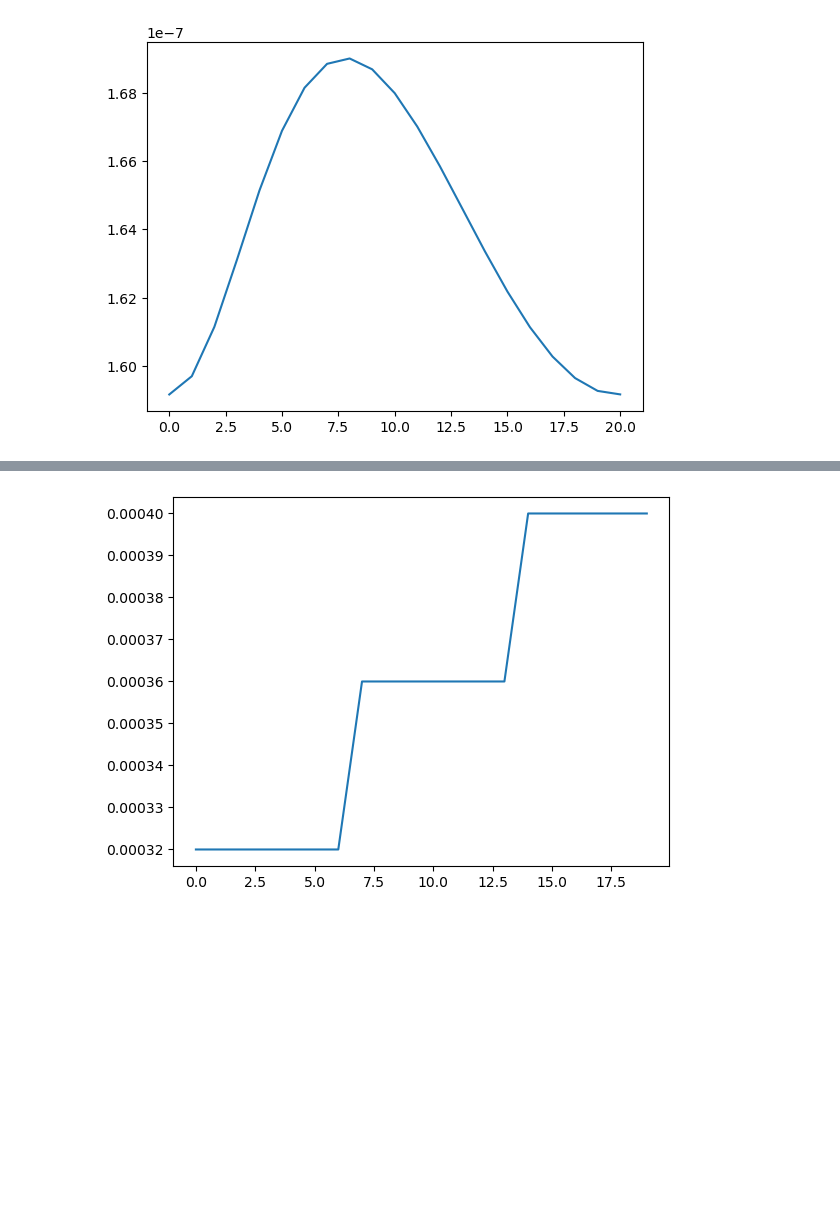
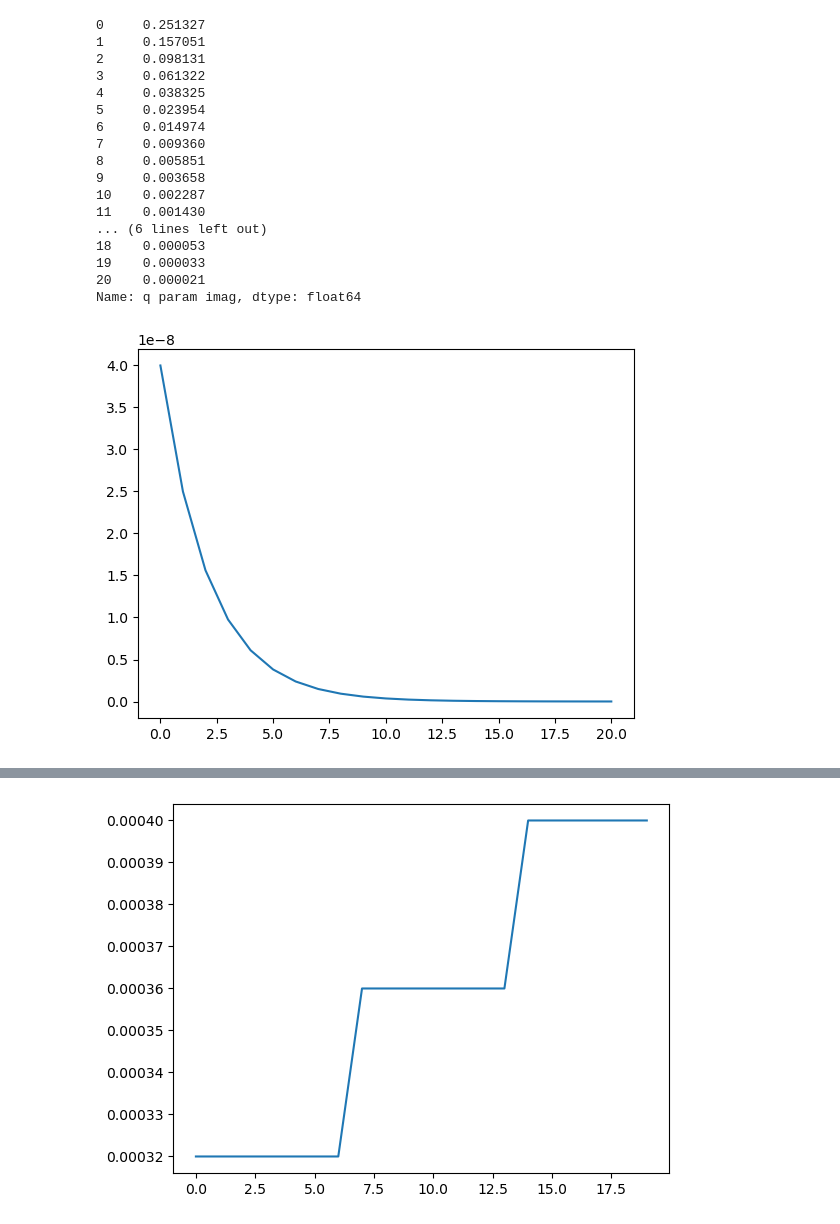
Before and after one commit to kskarthiksk/gaussian_duct_1, a Jupyter notebook: graph.ipynb, the cells around one changed output, grey strips where cells are left out. Cells and saved outputs as stored; diff of their text form; code cells hidden in the pictures; blank space fills up the shorter version.

```diff
--- a/graph.ipynb
+++ b/graph.ipynb
@@ -12,11 +16,30 @@ df["beam waist"][1:].plot()
 # %%
 q_real = df["q param real"]
 q_imag = df["q param imag"]
-waist = (500e-9 / np.pi) * ((q_imag + (q_real)**2)/q_imag)
+# waist = (500e-9 / np.pi) * ((q_imag + (q_real)**2)/q_imag)
+waist = (500e-9 / np.pi) * q_imag
+print(q_imag)
 plt.plot(waist)
 plt.show()
 # %% [output]
+0     0.251327
+1     0.157051
+2     0.098131
+3     0.061322
+4     0.038325
+5     0.023954
+6     0.014974
+7     0.009360
+8     0.005851
+9     0.003658
+10    0.002287
+11    0.001430
+... (6 lines left out)
+18    0.000053
+19    0.000033
+20    0.000021
+Name: q param imag, dtype: float64
-[figure, old version]
+[figure, new version]
 # %%
 # Plotting electric field
 
```
Also changed, not shown: parts of 3 cells of this notebook, 8 other files.
